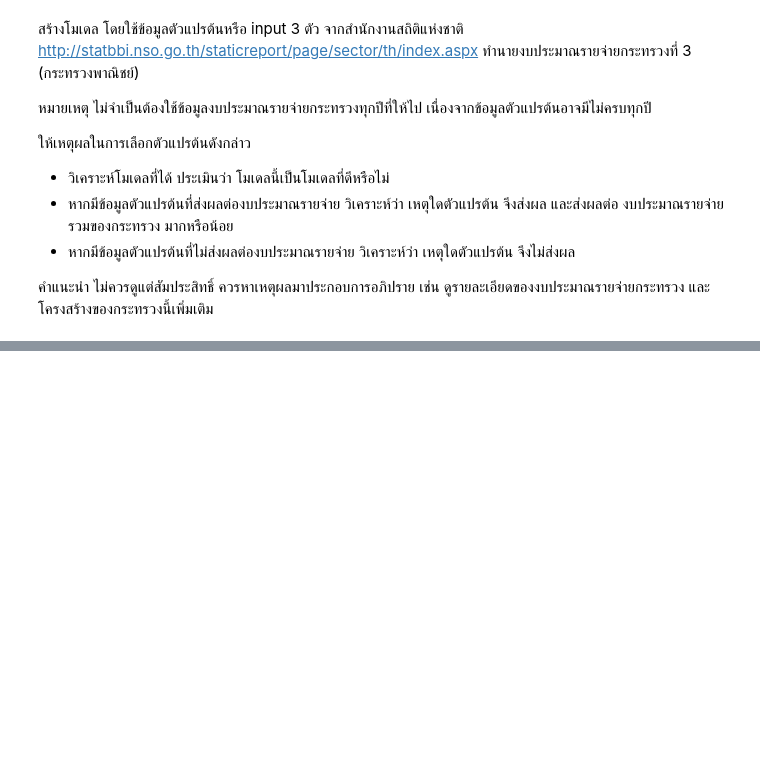
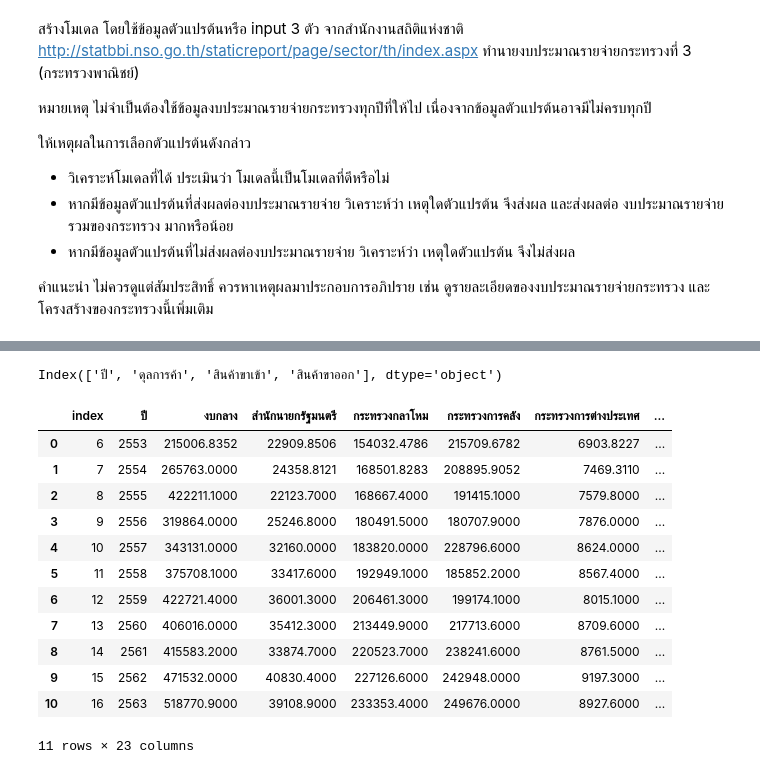
Before and after one commit to pant411/Assignment2_Stat_pp, a Jupyter notebook: part-regression/regression_analysis.ipynb, the cells around one changed output, grey strips where cells are left out. Saved outputs shown, nothing was run; the diff lists cells and outputs as text; code cells hidden in the pictures; blank space fills up the shorter version.

```diff
--- a/part-regression/regression_analysis.ipynb
+++ b/part-regression/regression_analysis.ipynb
@@ -567,0 +589,23 @@ http://statbbi.nso.go.th/staticreport/page/sector/th/index.aspx
+# %%
+df_part4.keys()
+# %% [output]
+Index(['ปี', 'ดุลการค้า', 'สินค้าขาเข้า', 'สินค้าขาออก'], dtype='object')
+# %%
+'''df_buget_part4 = df_budget[(df_budget['ปี'] >= 2553) & (
+    df_budget['ปี'] <= 2563)]
+df_buget_part4.reset_index(inplace=True)
+df_buget_part4'''
+# %% [output]
+|  | index | ปี | งบกลาง | สำนักนายกรัฐมนตรี | กระทรวงกลาโหม | กระทรวงการคลัง | กระทรวงการต่างประเทศ | ... |
+| 0 | 6 | 2553 | 215006.8352 | 22909.8506 | 154032.4786 | 215709.6782 | 6903.8227 | ... |
+| 1 | 7 | 2554 | 265763.0000 | 24358.8121 | 168501.8283 | 208895.9052 | 7469.3110 | ... |
+| 2 | 8 | 2555 | 422211.1000 | 22123.7000 | 168667.4000 | 191415.1000 | 7579.8000 | ... |
+| 3 | 9 | 2556 | 319864.0000 | 25246.8000 | 180491.5000 | 180707.9000 | 7876.0000 | ... |
+| 4 | 10 | 2557 | 343131.0000 | 32160.0000 | 183820.0000 | 228796.6000 | 8624.0000 | ... |
+| 5 | 11 | 2558 | 375708.1000 | 33417.6000 | 192949.1000 | 185852.2000 | 8567.4000 | ... |
+| 6 | 12 | 2559 | 422721.4000 | 36001.3000 | 206461.3000 | 199174.1000 | 8015.1000 | ... |
+| 7 | 13 | 2560 | 406016.0000 | 35412.3000 | 213449.9000 | 217713.6000 | 8709.6000 | ... |
+| 8 | 14 | 2561 | 415583.2000 | 33874.7000 | 220523.7000 | 238241.6000 | 8761.5000 | ... |
+| 9 | 15 | 2562 | 471532.0000 | 40830.4000 | 227126.6000 | 242948.0000 | 9197.3000 | ... |
+| 10 | 16 | 2563 | 518770.9000 | 39108.9000 | 233353.4000 | 249676.0000 | 8927.6000 | ... |
+11 rows × 23 columns
```
Also changed, not shown: parts of 11 cells of this notebook, 6 other files.
